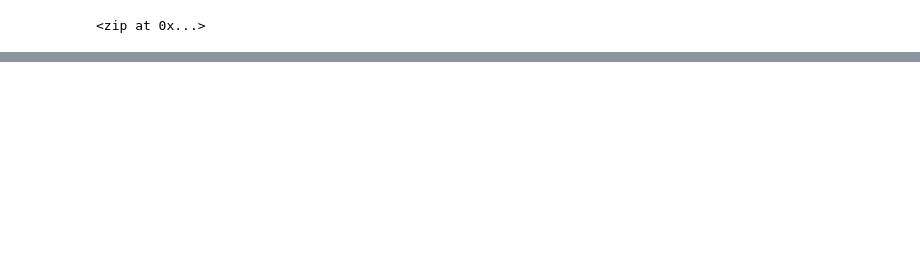
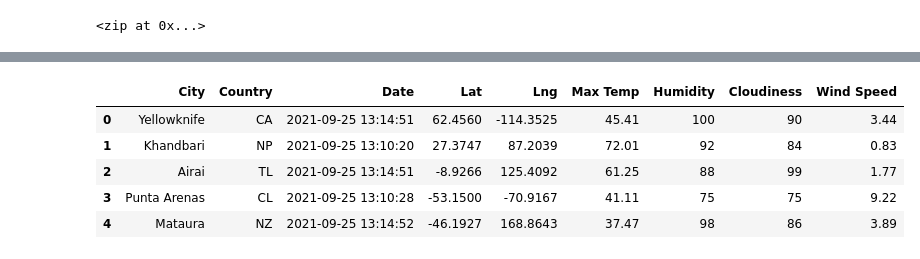
Before and after one commit to jonathansylvestre/World_Weather_Analysis, a Jupyter notebook: WeatherPy.ipynb, the cells around one changed output, grey strips where cells are left out. Cells and saved outputs as stored; diff of their text form; code cells hidden in the pictures; blank space fills up the shorter version.

```diff
--- a/WeatherPy.ipynb
+++ b/WeatherPy.ipynb
@@ -33,0 +150,9 @@ len(cities)
+# %%
+city_data_df.head()
+# %% [output]
+|  | City | Country | Date | Lat | Lng | Max Temp | Humidity | Cloudiness | Wind Speed |
+| 0 | Yellowknife | CA | 2021-09-25 13:14:51 | 62.4560 | -114.3525 | 45.41 | 100 | 90 | 3.44 |
+| 1 | Khandbari | NP | 2021-09-25 13:10:20 | 27.3747 | 87.2039 | 72.01 | 92 | 84 | 0.83 |
+| 2 | Airai | TL | 2021-09-25 13:14:51 | -8.9266 | 125.4092 | 61.25 | 88 | 99 | 1.77 |
+| 3 | Punta Arenas | CL | 2021-09-25 13:10:28 | -53.1500 | -70.9167 | 41.11 | 75 | 75 | 9.22 |
+| 4 | Mataura | NZ | 2021-09-25 13:14:52 | -46.1927 | 168.8643 | 37.47 | 98 | 86 | 3.89 |
```
Also changed, not shown: parts of 8 cells of this notebook, 1 other file.
